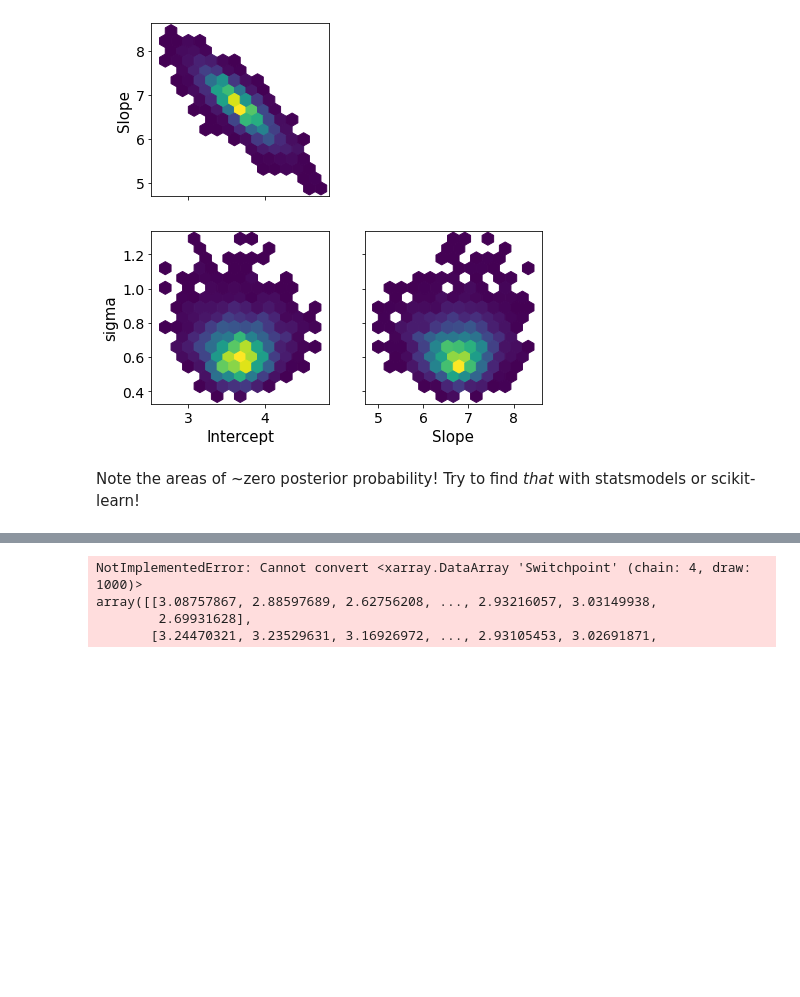
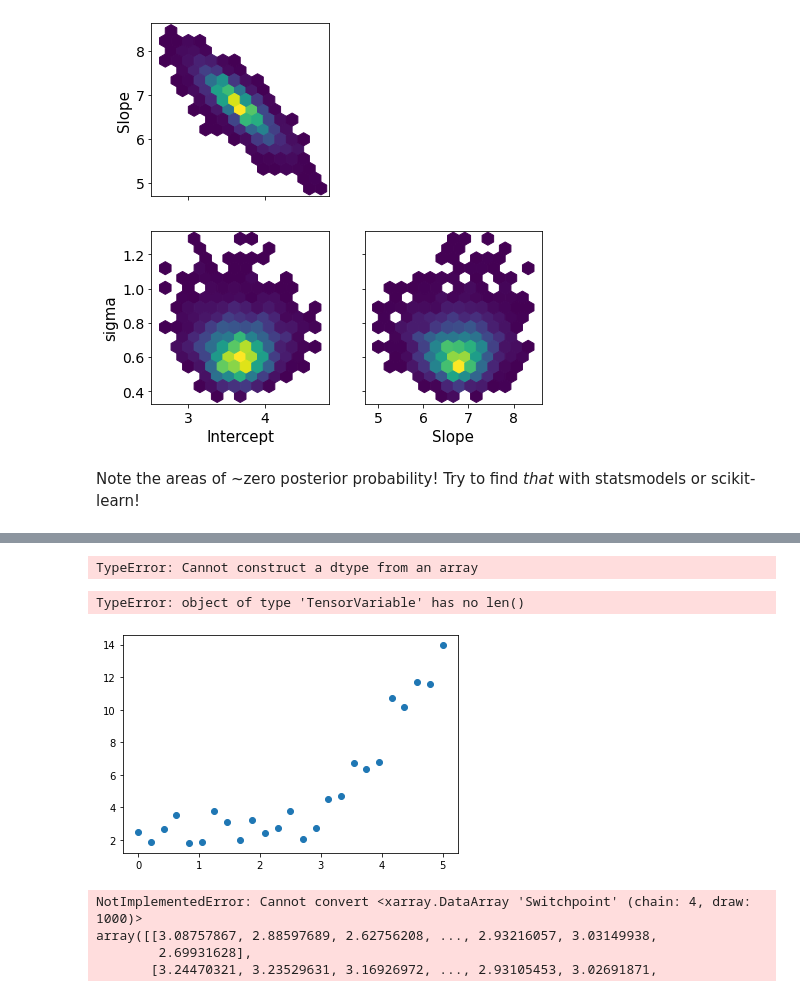
Before and after one commit to harcel/bayesian_student_seminar, a Jupyter notebook: BayesianStudentProgress.ipynb, the cells around one changed output, grey strips where cells are left out. Cells and saved outputs as stored; diff of their text form; code cells hidden in the pictures; blank space fills up the shorter version.

```diff
--- a/BayesianStudentProgress.ipynb
+++ b/BayesianStudentProgress.ipynb
@@ -297 +315,24 @@ array([[<AxesSubplot:title={'center':'Slope'}>,
+# %%
+xx = at.tensor(np.linspace(0,5,1000))
+constpart = xx - xx + posterior["Constant"].mean().values
+linpart = xx * posterior["Slope"].mean().values + \
+        posterior["Switchpoint"].mean().values*posterior["Slope"].mean().values - \
+        posterior["Slope"].mean().values
+
+
+
+posterior["y_model"] = pm.math.switch(at.gt(posterior["Switchpoint"].mean().values, xx),
+                        constpart, linpart)
+# %% [output]
+TypeError: Cannot construct a dtype from an array
+# %%
+posterior = trace_ex.posterior
+x_post, y_post = make_ex_line(posterior)
+plt.scatter(x_data, y_data)
+plt.plot(x_post, y_post)
+plt.xlabel('X')
+plt.ylabel('Y');
+# %% [output]
+TypeError: object of type 'TensorVariable' has no len()
+[figure, added]
 # %%
```
Also changed, not shown: parts of 16 cells of this notebook, 5 other files.
